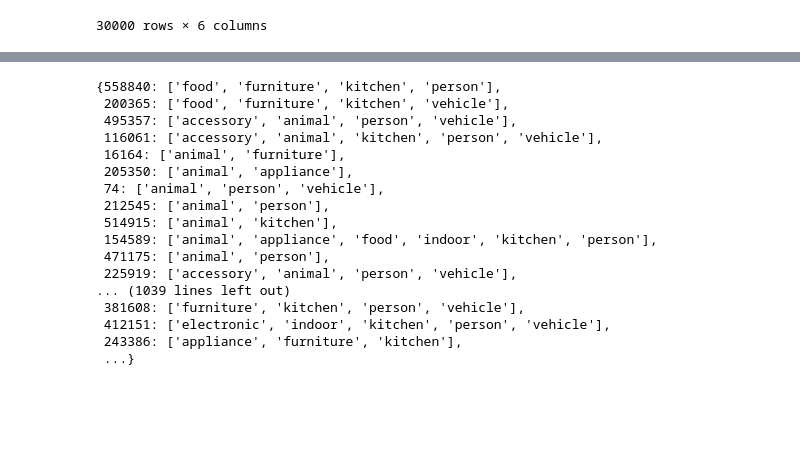
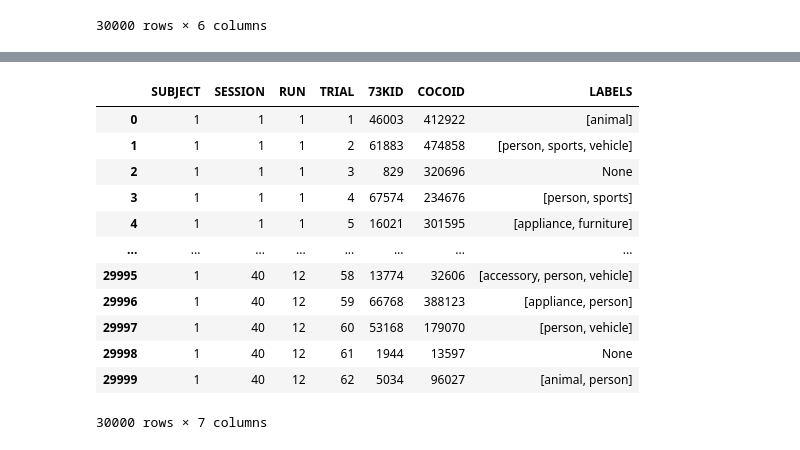
Before and after one commit to emilythomas27/visual-feature-decoding, a Jupyter notebook: analyses/analyses-notebook.ipynb, the cells around one changed output, grey strips where cells are left out. Saved outputs shown, nothing was run; the diff lists cells and outputs as text; code cells hidden in the pictures; blank space fills up the shorter version.

Commit message:
extract labels

```diff
--- a/analyses/analyses-notebook.ipynb
+++ b/analyses/analyses-notebook.ipynb
@@ -275,22 +294,22 @@ for dictionary in [cat_labels_dict_numeric, cat_labels_dict_text]:
         value.sort()
         dictionary[key] = value
 
-cat_labels_dict_text
+#len(cat_labels_dict_text)
+#cat_labels_dict_text
-# %% [output]
-{558840: ['food', 'furniture', 'kitchen', 'person'],
- 200365: ['food', 'furniture', 'kitchen', 'vehicle'],
- 495357: ['accessory', 'animal', 'person', 'vehicle'],
- 116061: ['accessory', 'animal', 'kitchen', 'person', 'vehicle'],
- 16164: ['animal', 'furniture'],
- 205350: ['animal', 'appliance'],
- 74: ['animal', 'person', 'vehicle'],
- 212545: ['animal', 'person'],
- 514915: ['animal', 'kitchen'],
- 154589: ['animal', 'appliance', 'food', 'indoor', 'kitchen', 'person'],
- 471175: ['animal', 'person'],
- 225919: ['accessory', 'animal', 'person', 'vehicle'],
-... (1039 lines left out)
- 381608: ['furniture', 'kitchen', 'person', 'vehicle'],
- 412151: ['electronic', 'indoor', 'kitchen', 'person', 'vehicle'],
- 243386: ['appliance', 'furniture', 'kitchen'],
- ...}
+# %%
+#select the labels for the relevant cocoID
+sub_label = []
+sub_DF
+
+error = 0
+subcatlab = [None] * len(sub_DF["COCOID"])
+
+for idx, trial in enumerate(sub_DF["COCOID"]):
+    #print(trial,idx)
+    value_found = cat_labels_dict_text.get(trial)
+    if value_found == None:
+        error = error + 1
+    else:
+        subcatlab[idx] = cat_labels_dict_text[trial]
+
+#subcatlab
@@ -296,0 +318,18 @@ cat_labels_dict_text
+# %%
+sub_labels = pd.DataFrame({"LABELS": subcatlab})
+subj_DF = pd.merge(sub_DF, sub_labels, left_index=True, right_index=True)
+subj_DF
+# %% [output]
+|  | SUBJECT | SESSION | RUN | TRIAL | 73KID | COCOID | LABELS |
+| 0 | 1 | 1 | 1 | 1 | 46003 | 412922 | [animal] |
+| 1 | 1 | 1 | 1 | 2 | 61883 | 474858 | [person, sports, vehicle] |
+| 2 | 1 | 1 | 1 | 3 | 829 | 320696 | None |
+| 3 | 1 | 1 | 1 | 4 | 67574 | 234676 | [person, sports] |
+| 4 | 1 | 1 | 1 | 5 | 16021 | 301595 | [appliance, furniture] |
+| ... | ... | ... | ... | ... | ... | ... | ... |
+| 29995 | 1 | 40 | 12 | 58 | 13774 | 32606 | [accessory, person, vehicle] |
+| 29996 | 1 | 40 | 12 | 59 | 66768 | 388123 | [appliance, person] |
+| 29997 | 1 | 40 | 12 | 60 | 53168 | 179070 | [person, vehicle] |
+| 29998 | 1 | 40 | 12 | 61 | 1944 | 13597 | None |
+| 29999 | 1 | 40 | 12 | 62 | 5034 | 96027 | [animal, person] |
+30000 rows × 7 columns
```
Also changed, not shown: parts of 9 cells of this notebook.
